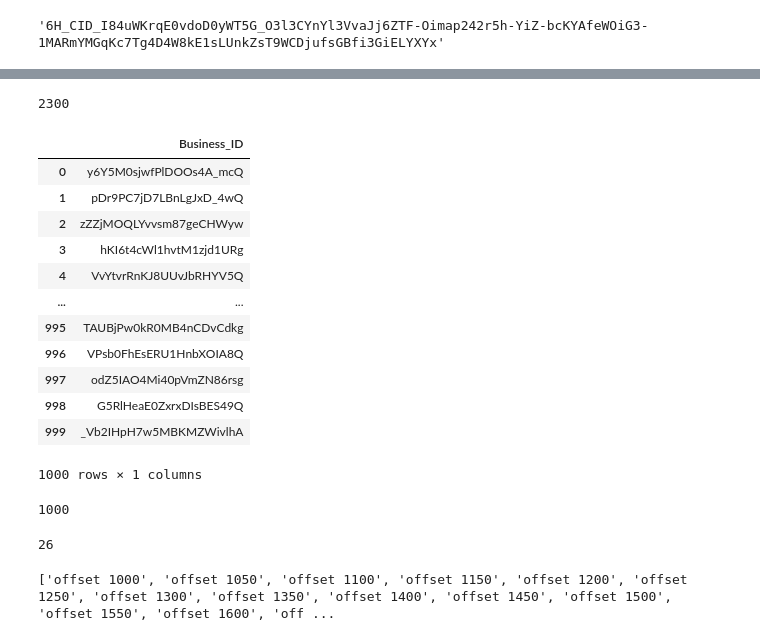
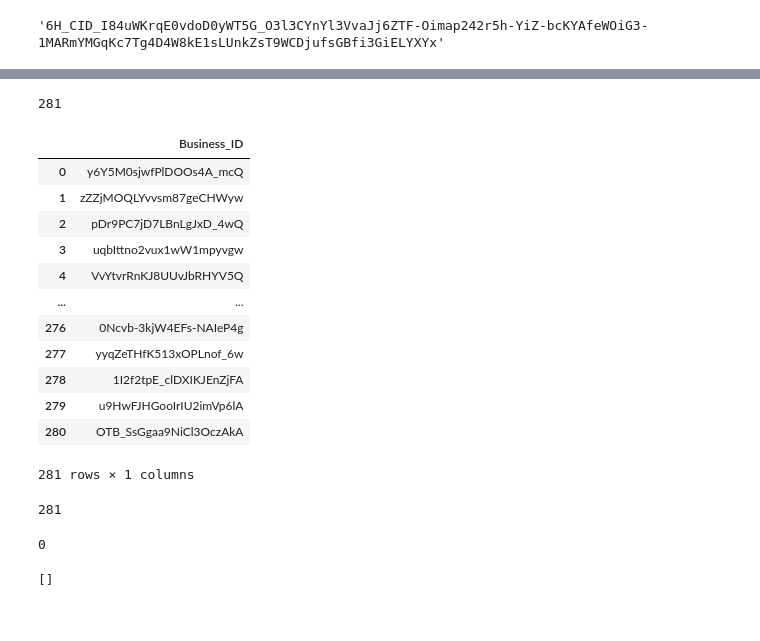
Before and after one commit to RichKirsch80/Competive-Market-Analysis-, a Jupyter notebook: Yelp_BusinessSearch.ipynb, the cells around one changed output, grey strips where cells are left out. Drawn from its saved outputs; the diff is of its cells as text; code cells hidden in the pictures.

```diff
--- a/Yelp_BusinessSearch.ipynb
+++ b/Yelp_BusinessSearch.ipynb
@@ -45,7 +45,7 @@ headers = {'Authorization': 'bearer %s' % api_key}
 criteria = {
             'latitude':42.22281199117525,
             'longitude':-87.97140264669633,
-            'radius': 16000,
+            'radius': 5000,
             'term': 'food'
 }
 
@@ -53,61 +53,61 @@ restaurant_response = requests.get(base_url,criteria,headers=headers).json()
 # %%
 restaurant_response['total']
 # %% [output]
-2300
+281
 # %%
 bus_ids = list()
 indices = list()
 errors = list()
 
 
-for i in range(0,2300,50):
+for i in range(0,281,50):
     criteria = {
         'offset':i,
         'limit':50,
         'latitude':42.22281199117525,
         'longitude':-87.97140264669633,
-        'radius': 16000,
+        'radius': 5000,
         'term': 'food'
     }
     restaurant_response = requests.get(base_url,criteria,headers=headers).json()
     try:
         for idx,bus_dict in enumerate(restaurant_response['businesses']):
             try:
                 indices.append(idx)
                 bus_ids.append(bus_dict['id'])
             except:
                 errors.append(bus_id)
     except:
         errors.append(f'offset {i}')
 business_df = pd.DataFrame({
     'Business_ID':bus_ids,
 })
 business_df
 # %% [output]
 |  | Business_ID |
 | 0 | y6Y5M0sjwfPlDOOs4A_mcQ |
-| 1 | pDr9PC7jD7LBnLgJxD_4wQ |
-| 2 | zZZjMOQLYvvsm87geCHWyw |
-| 3 | hKI6t4cWl1hvtM1zjd1URg |
+| 1 | zZZjMOQLYvvsm87geCHWyw |
+| 2 | pDr9PC7jD7LBnLgJxD_4wQ |
+| 3 | uqbIttno2vux1wW1mpyvgw |
 | 4 | VvYtvrRnKJ8UUvJbRHYV5Q |
 | ... | ... |
-| 995 | TAUBjPw0kR0MB4nCDvCdkg |
-| 996 | VPsb0FhEsERU1HnbXOIA8Q |
-| 997 | odZ5IAO4Mi40pVmZN86rsg |
-| 998 | G5RlHeaE0ZxrxDIsBES49Q |
-| 999 | _Vb2IHpH7w5MBKMZWivlhA |
+| 276 | 0Ncvb-3kjW4EFs-NAIeP4g |
+| 277 | yyqZeTHfK513xOPLnof_6w |
+| 278 | 1I2f2tpE_clDXIKJEnZjFA |
+| 279 | u9HwFJHGooIrIU2imVp6lA |
+| 280 | OTB_SsGgaa9NiCl3OczAkA |
-1000 rows × 1 columns
+281 rows × 1 columns
 # %%
 business_df.to_csv('restaurantIDs.csv', index = False)
 # %%
 len(business_df)
 # %% [output]
-1000
+281
 # %%
 len(errors)
 # %% [output]
-26
+0
 # %%
 print(errors)
 # %% [output]
-['offset 1000', 'offset 1050', 'offset 1100', 'offset 1150', 'offset 1200', 'offset 1250', 'offset 1300', 'offset 1350', 'offset 1400', 'offset 1450', 'offset 1500', 'offset 1550', 'offset 1600', 'off ...
+[]
```
Also changed, not shown: parts of 2 cells of this notebook, 2 other files.
